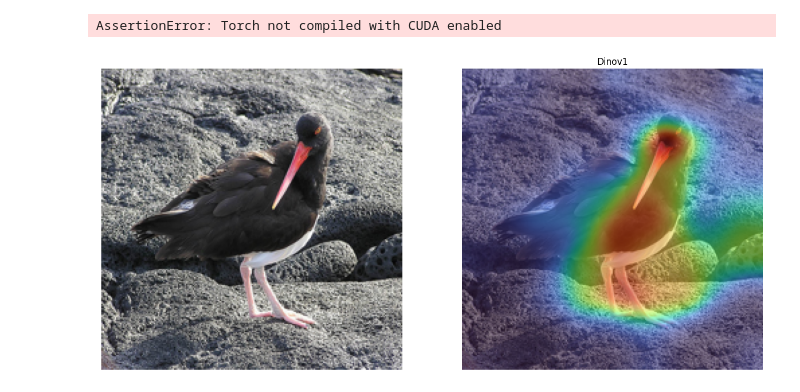
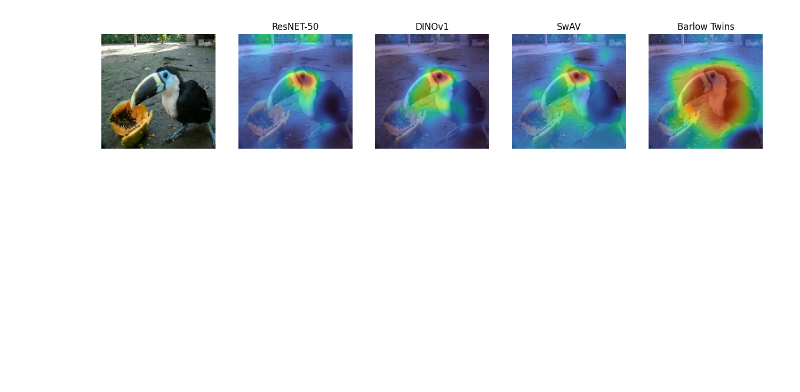
Before and after one commit to BFonseca45/PIBISA, a Jupyter notebook: encoder_main.ipynb, the cells around one changed output. Saved outputs shown, nothing was run; the diff lists cells and outputs as text; code cells hidden in the pictures; blank space fills up the shorter version.

```diff
--- a/encoder_main.ipynb
+++ b/encoder_main.ipynb
@@ -17,7 +17,7 @@ torch.manual_seed(0)
 transform = torchvision.transforms.Compose([torchvision.transforms.Resize((224,224)),
                             torchvision.transforms.ToTensor()])
 # %%
-pil_img1 = Image.open('./test_images/Black1.JPEG').convert('RGB')
+pil_img1 = Image.open('./test_images/test_image10.JPEG').convert('RGB')
 pil_img2 = Image.open('./test_images/Fish3.JPEG').convert('RGB')
 
 img1 = transform(pil_img1)
@@ -29,7 +29,7 @@ x2 = torchvision.transforms.Normalize(mean=[0.485, 0.456, 0.406], std=[0.229, 0.
 x1 = x1[None,...].to(device)
 x2 = x2[None,...].to(device)
 # %%
-architectures = ['swav']
+architectures = ['ResNET-50', 'DINOv1','Barlow Twins', 'SwAV']
 p = []
 
 for architecture in architectures:
@@ -51,19 +51,24 @@ for architecture in architectures:
         model = model.to(device)
         model.eval()
 
-    elif architecture == 'Dinov1':
+    elif architecture == 'DINOv1':
         model = torch.hub.load('facebookresearch/dino:main', 'dino_resnet50')
         model = model.to(device)
         model.eval()
 
-    elif architecture == 'swav':
+    elif architecture == 'SwAV':
         model = torch.hub.load('facebookresearch/swav:main', 'resnet50w2')
         model = model.to(device)
         model.eval()
 
-    s,h = compute_saliency(x=x1, x_target=x1, model=model, n_masks=20, epochs=20, beta=20, return_negative=False, learnable_param=True)
-    # s = compute_saliency(x=x1, x_target=x1, model=model, n_masks=20, epochs=20, beta=20, return_negative=False, learnable_param=True)
-    p.append(s)
+    elif architecture == 'Barlow Twins':
+        model = torch.hub.load('facebookresearch/barlowtwins:main', 'resnet50')
+        model = model.to(device)
+        model.eval()
 
+    # s,h = compute_saliency(x=x1, x_target=x1, model=model, n_masks=20, epochs=20, beta=20, return_negative=False, learnable_param=True)
+    # # s = compute_saliency(x=x1, x_target=x1, model=model, n_masks=20, epochs=20, beta=20, return_negative=False, learnable_param=True)
+    # p.append(s)
+    p.append(model)
     # del model
 # %% [output]
@@ -73,24 +78,20 @@ AssertionError: Torch not compiled with CUDA enabled
-# %%
-model(x1)
-# %% [output]
-AssertionError: Torch not compiled with CUDA enabled
 # %%
 f, ax = plt.subplots(1,len(p)+1, figsize=(16,20))
 
 cm = 'turbo'
-alph = 0.5
+alph = 0.6
 
 ax[0].imshow(pil_img1.resize((224,224)))
 ax[0].axis('off')
 
 for i,architecture in enumerate(architectures):
 
     ax[i+1].imshow(pil_img1.resize((224,224)))
     ax[i+1].imshow(p[i], cmap=cm, alpha=alph)
     ax[i+1].title.set_text(architecture)
     ax[i+1].axis('off')
 
 plt.show()
 # %% [output]
-[figure, old version]
+[figure, new version]
 # %%
```
Also changed, not shown: parts of 4 cells of this notebook, 1 other file.
